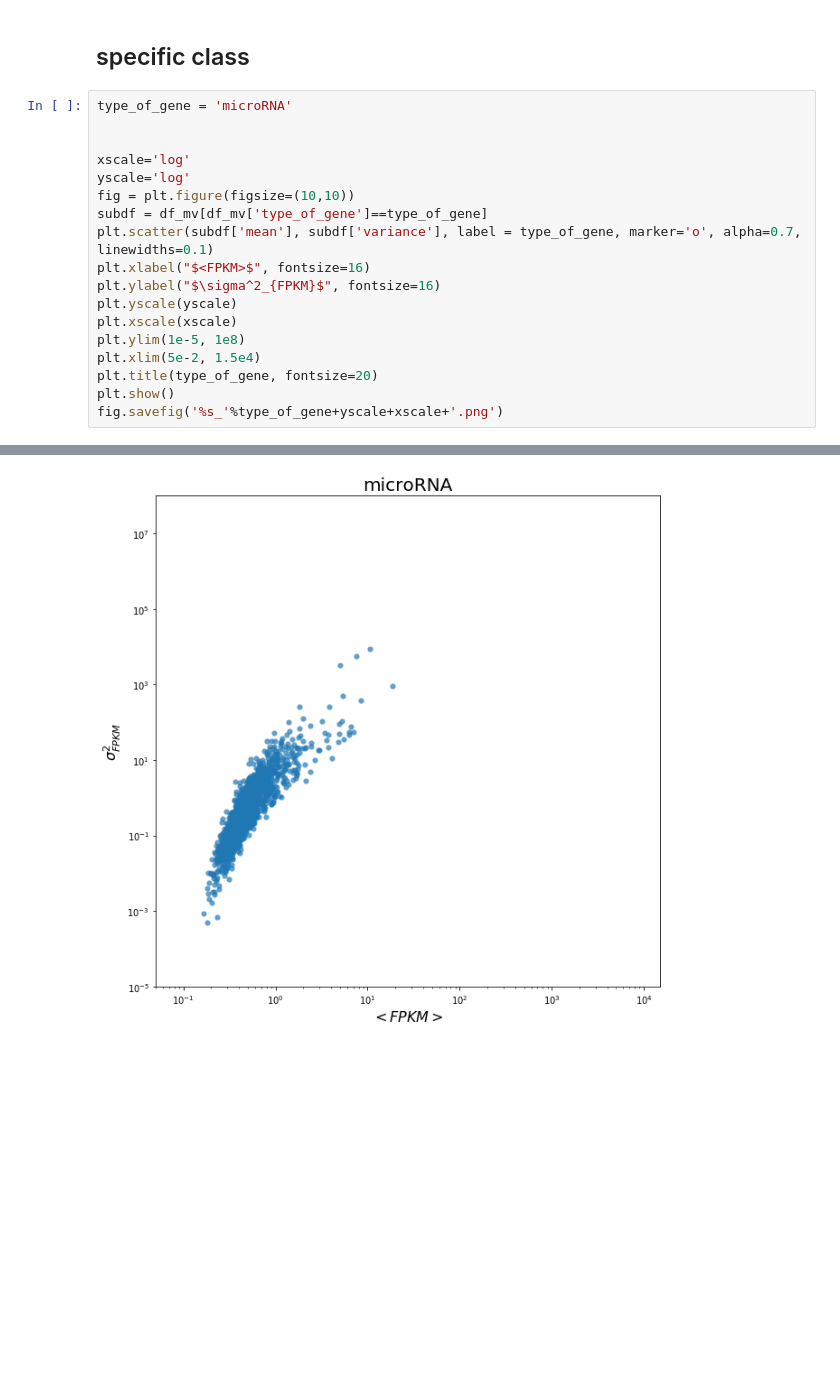
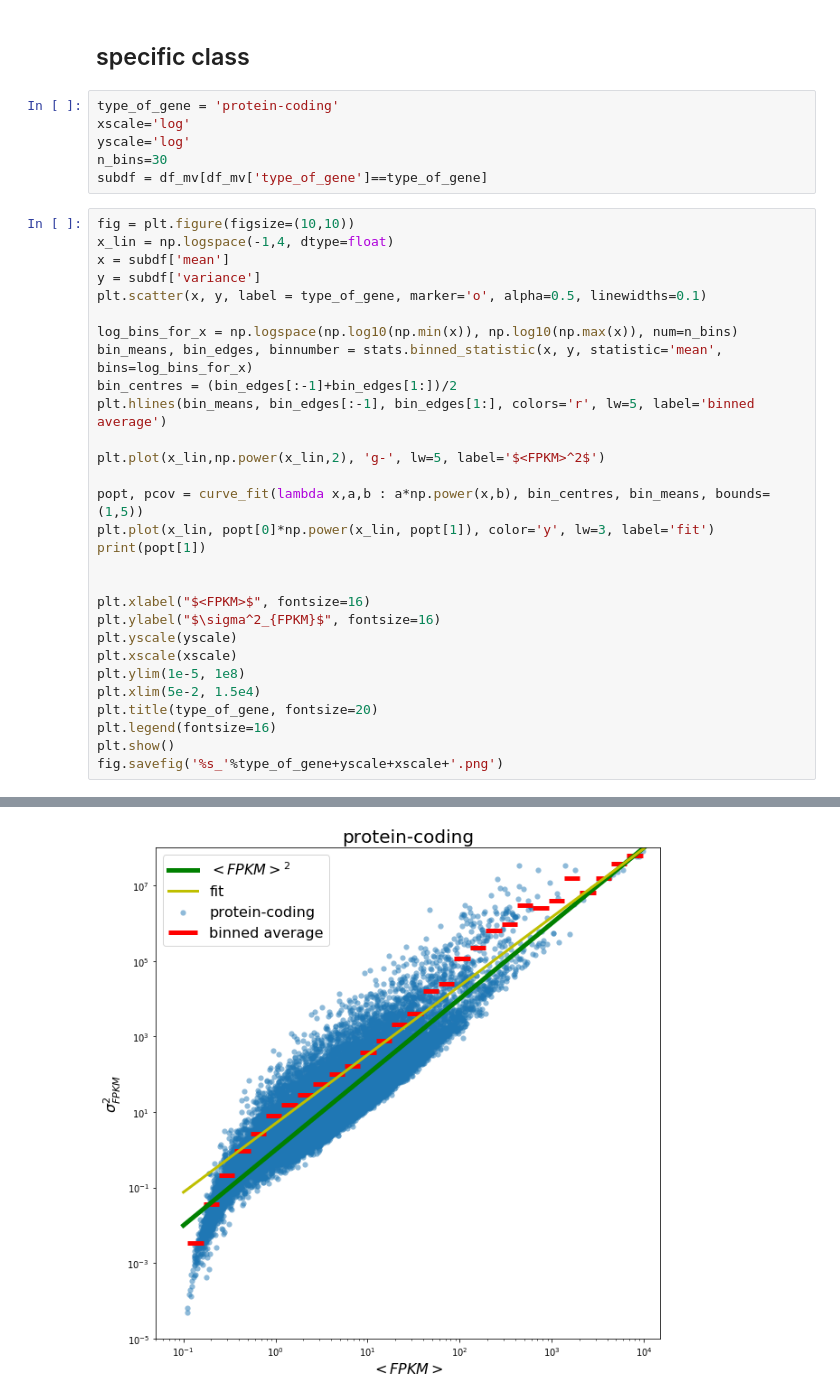
Before and after one commit to fvalle1/master_thesis, a Jupyter notebook: Table_ByGeneType.ipynb, the cells around one changed output, grey strips where cells are left out. Cells and saved outputs as stored; diff of their text form; blank space fills up the shorter version.

```diff
--- a/Table_ByGeneType.ipynb
+++ b/Table_ByGeneType.ipynb
@@ -67,15 +69,31 @@ fig.savefig('allgenes_perclasses_'+yscale+xscale+'.png')
 [figure]
 # %% [markdown]
 ## specific class
+# %%
+type_of_gene = 'protein-coding'
+xscale='log'
+yscale='log'
+n_bins=30
+subdf = df_mv[df_mv['type_of_gene']==type_of_gene]
 # %%
-type_of_gene = 'microRNA'
+fig = plt.figure(figsize=(10,10))
+x_lin = np.logspace(-1,4, dtype=float)
+x = subdf['mean']
+y = subdf['variance']
+plt.scatter(x, y, label = type_of_gene, marker='o', alpha=0.5, linewidths=0.1)
+
+log_bins_for_x = np.logspace(np.log10(np.min(x)), np.log10(np.max(x)), num=n_bins)
+bin_means, bin_edges, binnumber = stats.binned_statistic(x, y, statistic='mean', bins=log_bins_for_x)
+bin_centres = (bin_edges[:-1]+bin_edges[1:])/2
+plt.hlines(bin_means, bin_edges[:-1], bin_edges[1:], colors='r', lw=5, label='binned average')
+
+plt.plot(x_lin,np.power(x_lin,2), 'g-', lw=5, label='$<FPKM>^2$')
+
+popt, pcov = curve_fit(lambda x,a,b : a*np.power(x,b), bin_centres, bin_means, bounds=(1,5))
+plt.plot(x_lin, popt[0]*np.power(x_lin, popt[1]), color='y', lw=3, label='fit')
+print(popt[1])
 
 
-xscale='log'
-yscale='log'
-fig = plt.figure(figsize=(10,10))
-subdf = df_mv[df_mv['type_of_gene']==type_of_gene]
-plt.scatter(subdf['mean'], subdf['variance'], label = type_of_gene, marker='o', alpha=0.7, linewidths=0.1)
 plt.xlabel("$<FPKM>$", fontsize=16)
 plt.ylabel("$\sigma^2_{FPKM}$", fontsize=16)
 plt.yscale(yscale)
@@ -83,6 +101,7 @@ plt.xscale(xscale)
 plt.ylim(1e-5, 1e8)
 plt.xlim(5e-2, 1.5e4)
 plt.title(type_of_gene, fontsize=20)
+plt.legend(fontsize=16)
 plt.show()
 fig.savefig('%s_'%type_of_gene+yscale+xscale+'.png')
 # %% [output]
@@ -89 +109 @@ fig.savefig('%s_'%type_of_gene+yscale+xscale+'.png')
-[figure, old version]
+[figure, new version]
```
Also changed, not shown: parts of 6 cells of this notebook, 31 other files.
